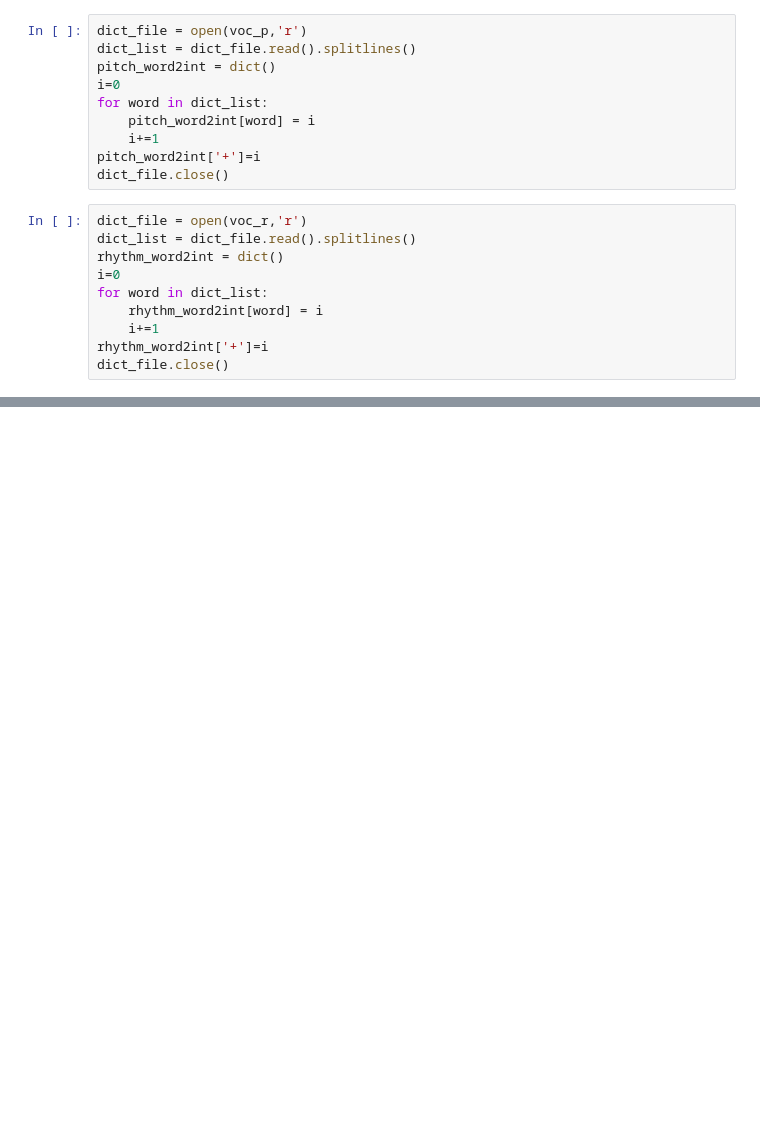
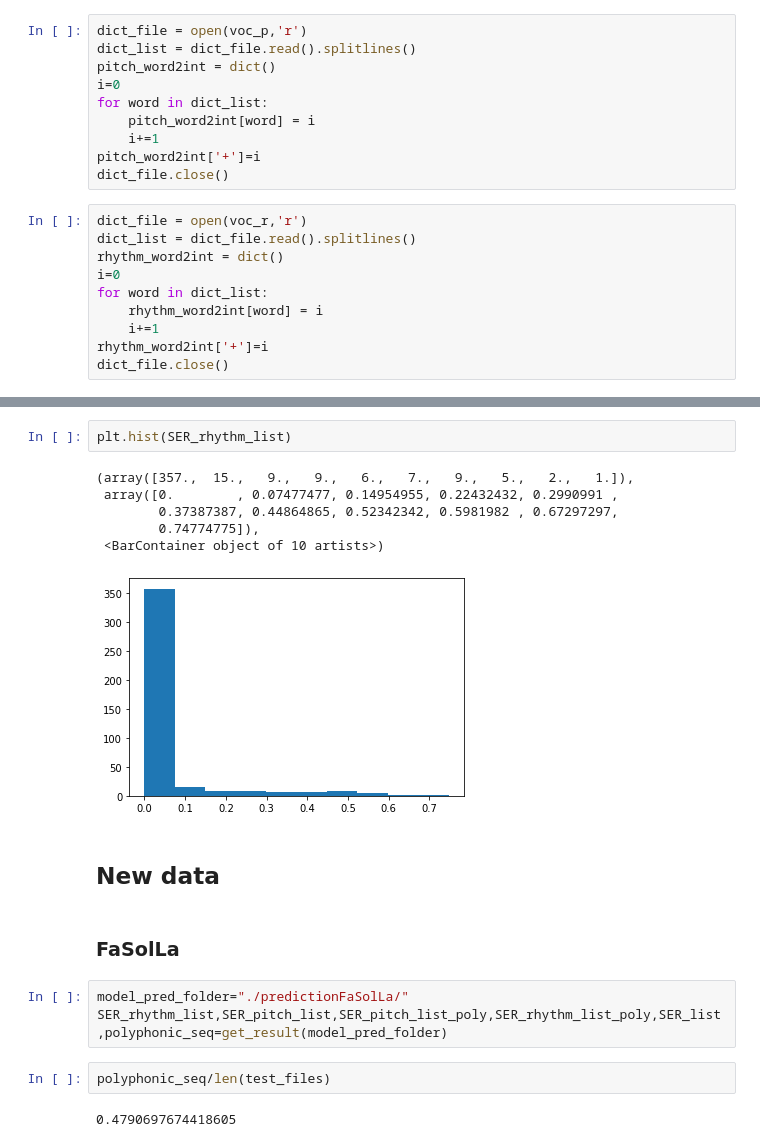
Before and after one commit to mooviies/polyphonic-omr, a Jupyter notebook: experiment_code/plotNotebook.ipynb, the cells around one changed output, grey strips where cells are left out. Drawn from its saved outputs; the diff is of its cells as text; blank space fills up the shorter version.

Commit message:
new test pipeline, test doremi+fasolla model

```diff
--- a/experiment_code/plotNotebook.ipynb
+++ b/experiment_code/plotNotebook.ipynb
@@ -88,0 +196,20 @@ for file_name in test_files:
+# %%
+plt.hist(SER_rhythm_list)
+# %% [output]
+(array([357.,  15.,   9.,   9.,   6.,   7.,   9.,   5.,   2.,   1.]),
+ array([0.        , 0.07477477, 0.14954955, 0.22432432, 0.2990991 ,
+        0.37387387, 0.44864865, 0.52342342, 0.5981982 , 0.67297297,
+        0.74774775]),
+ <BarContainer object of 10 artists>)
+[figure, added]
+# %% [markdown]
+## New data
+# %% [markdown]
+### FaSolLa
+# %%
+model_pred_folder="./predictionFaSolLa/"
+SER_rhythm_list,SER_pitch_list,SER_pitch_list_poly,SER_rhythm_list_poly,SER_list,polyphonic_seq=get_result(model_pred_folder)
+# %%
+polyphonic_seq/len(test_files)
+# %% [output]
+0.4790697674418605
```
Also changed, not shown: parts of 25 cells of this notebook.
